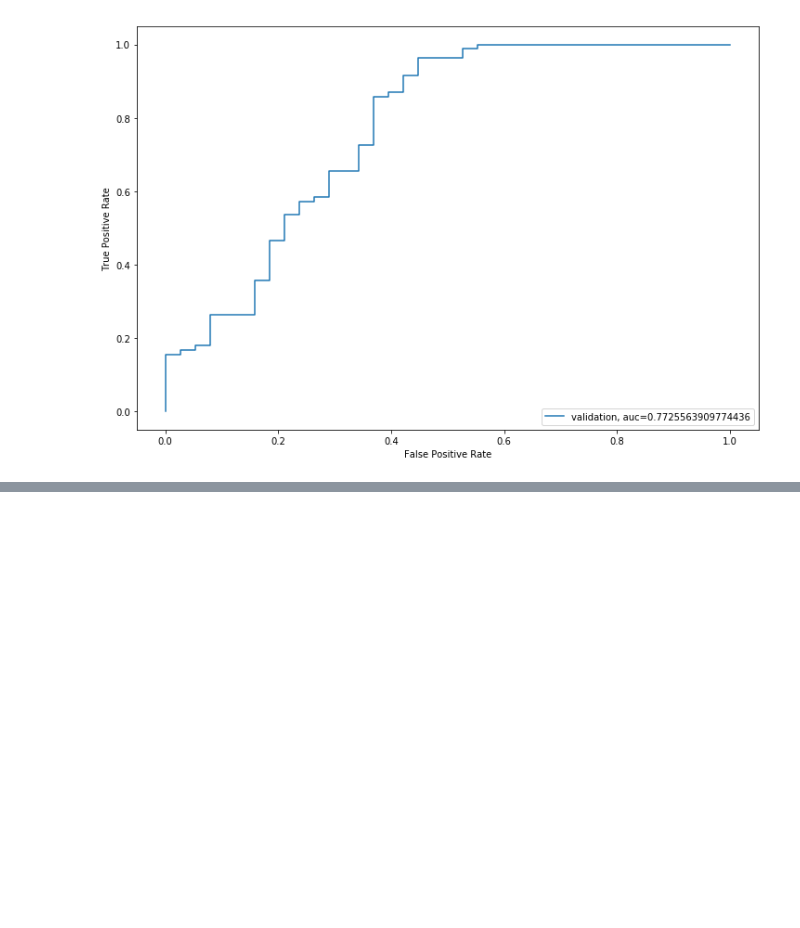
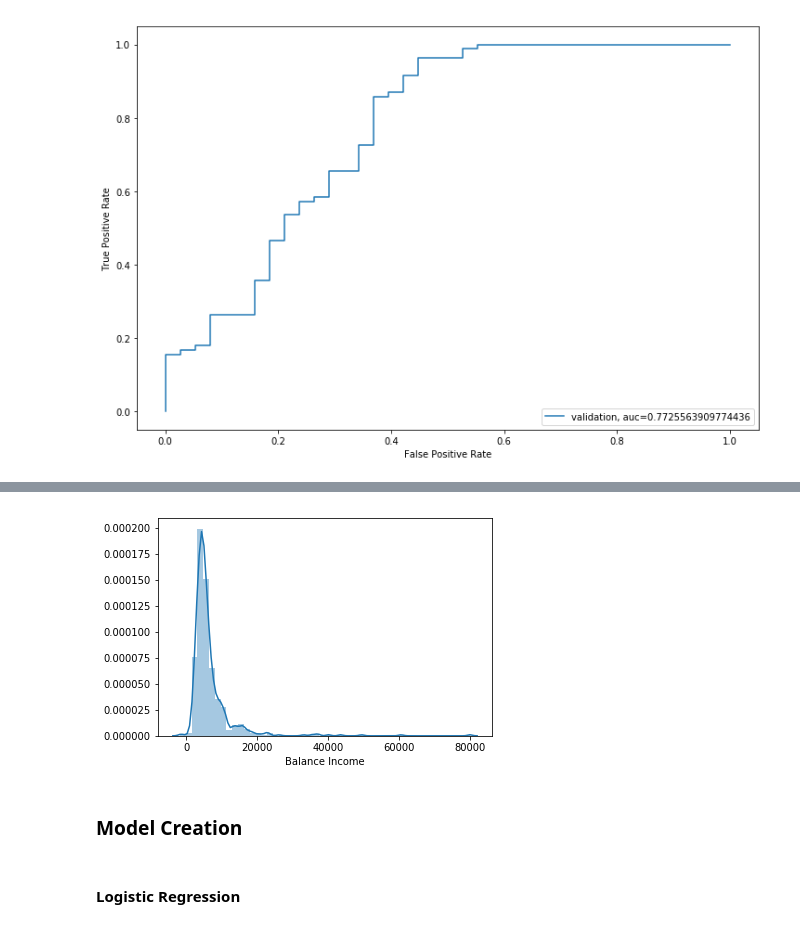
Before and after one commit to karnesh/Loan_Prediction, a Jupyter notebook: loan_prediction.ipynb, the cells around one changed output, grey strips where cells are left out. Cells and saved outputs as stored; diff of their text form; code cells hidden in the pictures; blank space fills up the shorter version.

```diff
--- a/loan_prediction.ipynb
+++ b/loan_prediction.ipynb
@@ -392,0 +424,4 @@ plt.show()
+# %%
+sns.distplot(train['Balance Income']);
+# %% [output]
+[figure, added]
@@ -392,0 +432,4 @@ plt.show()
+# %% [markdown]
+### Model Creation
+# %% [markdown]
+#### Logistic Regression
```
Also changed, not shown: parts of 19 cells of this notebook.
